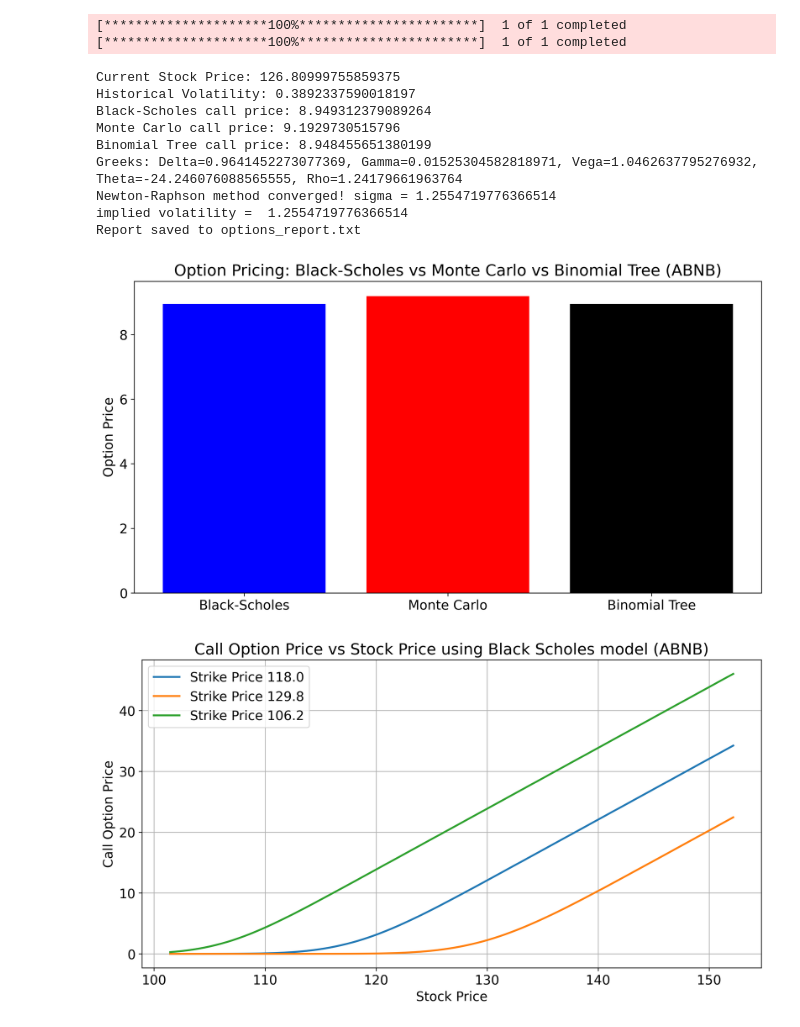
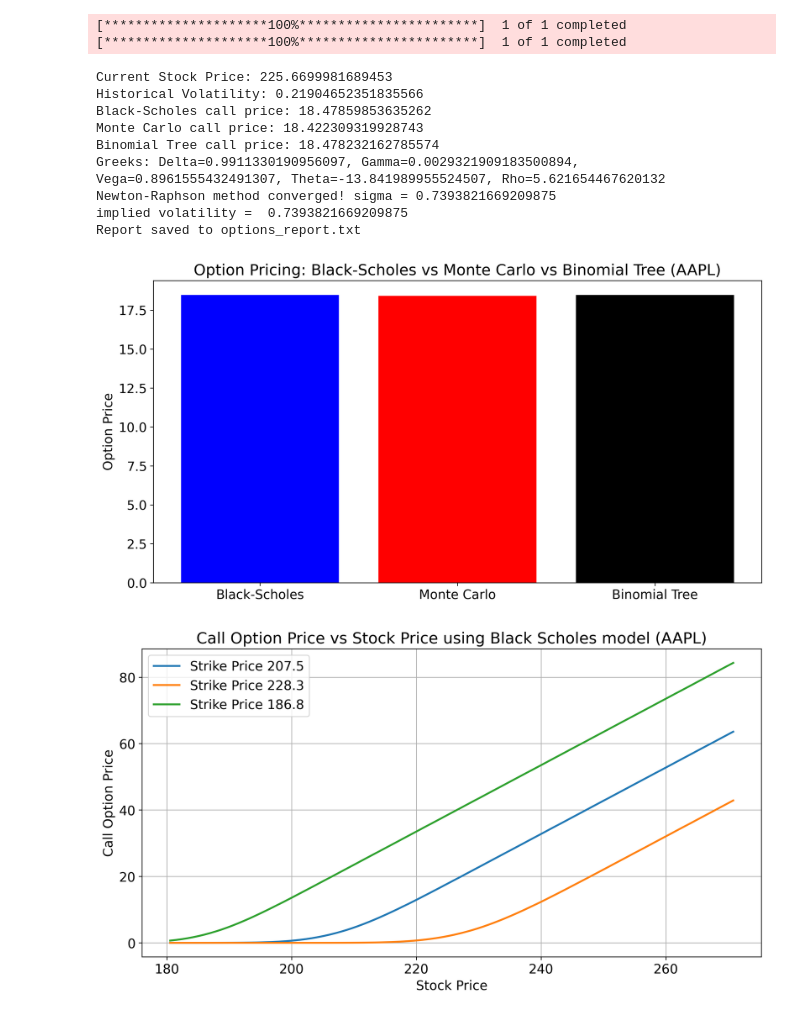
Before and after one commit to saeedbidi/option_pricing, a Jupyter notebook: src/main.ipynb, the cells around one changed output. Drawn from its saved outputs; the diff is of its cells as text; code cells hidden in the pictures.

```diff
--- a/src/main.ipynb
+++ b/src/main.ipynb
@@ -70,21 +70,21 @@ if __name__ == "__main__":
     bt_num_step = 100
 
     # AAPL
-    # ticker = "AAPL"  # Example ticker
+    ticker = "AAPL"  # Example ticker
+    option_type = "call"  # Can be 'call' or 'put'
+    K = 207.5  # Example strike price
+    days_to_maturity = 10
+    T = days_to_maturity / 365  # Time to maturity (in years)
+    r = 0.05  # Example risk-free rate
+    market_price = 22.25  # Example market price
+
+    # ticker = "ABNB"  # Example ticker
     # option_type = "call"  # Can be 'call' or 'put'
-    # K = 207.5  # Example strike price
-    # days_to_maturity = 10
+    # K = 118  # Example strike price
+    # days_to_maturity = 4
     # T = days_to_maturity / 365  # Time to maturity (in years)
     # r = 0.05  # Example risk-free rate
-    # market_price = 22.25  # Example market price
-
-    ticker = "ABNB"  # Example ticker
-    option_type = "call"  # Can be 'call' or 'put'
-    K = 118  # Example strike price
-    days_to_maturity = 4
-    T = days_to_maturity / 365  # Time to maturity (in years)
-    r = 0.05  # Example risk-free rate
-    market_price = 11.8  # Example market price
+    # market_price = 11.8  # Example market price
 
 
     # Use DataHandler to fetch stock data
@@ -118,73 +118,43 @@ if __name__ == "__main__":
     # # Calculate Binomial Tree price
     bt_price = models.binomial_tree_option_price(bt_num_step)
     print(f"Binomial Tree {option_type} price: {bt_price}")
 
-
-    # # Initialize the model with S (stock price), K (strike price), T (time to maturity), r (risk-free rate), and sigma (volatility)
-    # model = OptionPricingModels(S, K, T, r, sigma)
-
-    # # Call Black-Scholes option pricing model for a 'call' option
-    # bs_price = model.calculate_option_price(
-    #     option_type=option_type,
-    #     model_type=ModelType.BLACK_SCHOLES,
-    #     q=0  # Dividend yield, optional
-    # )
-    # print(f"Black-Scholes Call Option Price: {bs_price}")
-
-    # # Call  Monte Carlo option pricing model for a 'call' option
-    # mc_price = model.calculate_option_price(
-    #     option_type=option_type,
-    #     model_type=ModelType.MONTE_CARLO,
-    #     num_simulations=1000,  # Pass the number of simulations here
-    #     ticker = ticker,
-    #     output_folder = OUTPUT_FOLDER
-    # )
-
-    # print(f"Monte Carlo Call Option Price: {mc_price[0]}")
-
-    # n_step = 100
-    # # Call Binomial Tree option pricing model for a 'call' option
-    # bt_price = model.calculate_option_price(
-    #     option_type=option_type,
-    #     N=100,  # Changed from n_step to N
-    #     model_type=ModelType.BINOMIAL_TREE
-    # )
-
-    # print(f"Binomial Tree Call Option Price: {bt_price}")
+    # ml_data_file = "../backtesting-data/Optiondataorg/AAPL_2013.csv"
+    # ml_price = models.machine_learning_predict_mid_price(ml_data_file)
+    # print(f"Machine Learning {option_type} price: {ml_price}")
 
     # Generate comparative pricing plot
     plots = OptionPlots(option_type, ticker, OUTPUT_FOLDER)
     plots.comparative_pricing_plot(bs_price, mc_price, bt_price)
 
     # Calculate Greeks
-    # greeks_volatility = GreeksVolatility(ticker, option_type, OUTPUT_FOLDER)
     delta, gamma, vega, theta, rho = greeks_volatility._greeks(sigma)
     print(f"Greeks: Delta={delta}, Gamma={gamma}, Vega={vega}, Theta={theta}, Rho={rho}")
     implied_vol = greeks_volatility.implied_volatility()
 
     # Generate report
     results_handler = ResultsHandler(ticker, OUTPUT_FOLDER, S, K, T, r, sigma, option_type, delta, gamma, vega, theta, rho, implied_vol, market_price, bs_price, mc_price[0], bt_price, start_date_volatility, end_date_volatility)
     results_handler.generate_report()
 
     # Plot option prices vs stock price
     option_plots = OptionPlots(option_type, ticker, OUTPUT_FOLDER)
     option_plots.plot_option_price_vs_stock_price(S, K, T, r, sigma)
 
 
     # file_path = 'backtesting-data/Optiondataorg/AAPL_2013.csv'
     # backtester = Backtester(ticker, OUTPUT_FOLDER)
     # backtest_results = backtester.backtest(file_path, n_each_day = 1, keep_first_n_rows_per_date=True)
 # %% [output]
 [*********************100%***********************]  1 of 1 completed
 [*********************100%***********************]  1 of 1 completed
-Current Stock Price: 126.80999755859375
-Historical Volatility: 0.3892337590018197
-Black-Scholes call price: 8.949312379089264
-Monte Carlo call price: 9.1929730515796
-Binomial Tree call price: 8.948455651380199
-Greeks: Delta=0.9641452273077369, Gamma=0.01525304582818971, Vega=1.0462637795276932, Theta=-24.246076088565555, Rho=1.24179661963764
-Newton-Raphson method converged! sigma = 1.2554719776366514
-implied volatility =  1.2554719776366514
+Current Stock Price: 225.6699981689453
+Historical Volatility: 0.21904652351835566
+Black-Scholes call price: 18.47859853635262
+Monte Carlo call price: 18.422309319928743
+Binomial Tree call price: 18.478232162785574
+Greeks: Delta=0.9911330190956097, Gamma=0.0029321909183500894, Vega=0.8961555432491307, Theta=-13.841989955524507, Rho=5.621654467620132
+Newton-Raphson method converged! sigma = 0.7393821669209875
+implied volatility =  0.7393821669209875
 Report saved to options_report.txt
-[figure, old version]
+[figure, new version]
-[figure, old version]
+[figure, new version]
```
Also changed, not shown: parts of 4 cells of this notebook, 14 other files.
